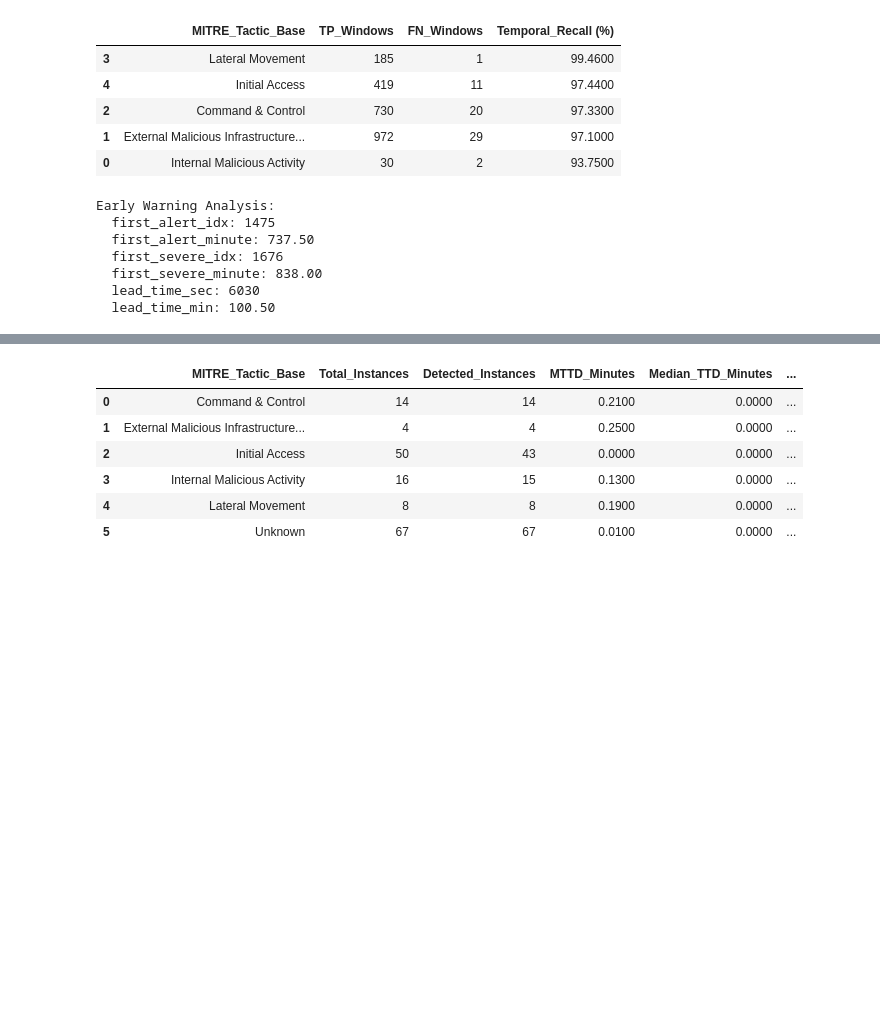
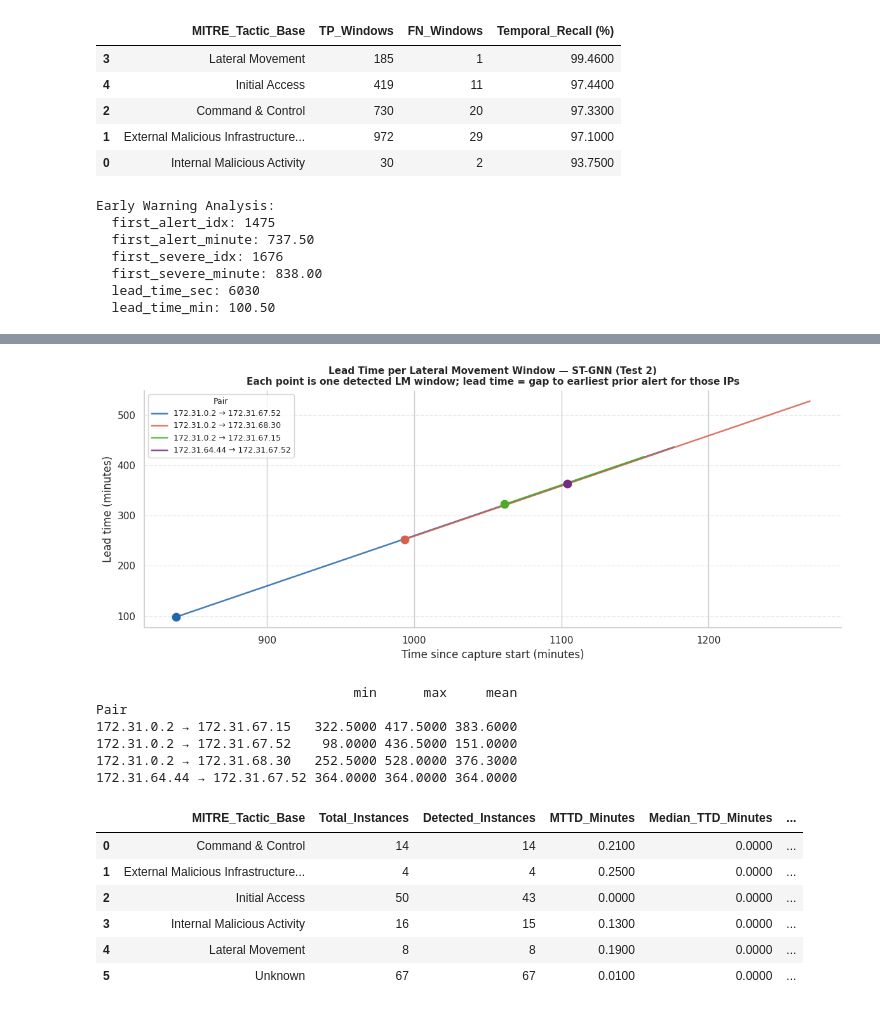
Before and after one commit to tatipar/temporalgnn-nids, a Jupyter notebook: code/python/notebook/mitre_comparison.ipynb, the cells around one changed output, grey strips where cells are left out. Drawn from its saved outputs; the diff is of its cells as text; code cells hidden in the pictures; blank space fills up the shorter version.

```diff
--- a/code/python/notebook/mitre_comparison.ipynb
+++ b/code/python/notebook/mitre_comparison.ipynb
@@ -907,0 +939,13 @@ plt.show()
+# %%
+lm_gt_pairs = set(map(tuple, lm_gt[['Source_IP','Dest_IP']].drop_duplicates().values))
+lm_tp_pairs = set(map(tuple, lm_tp[['Source_IP','Dest_IP']].drop_duplicates().values))
+
+missed = lm_gt_pairs - lm_tp_pairs
+print("Par no detectado:", missed)
+
+# How many flows did that pair have on ground truth
+src, dst = list(missed)[0]
+missed_flows = lm_gt[(lm_gt['Source_IP'] == src) & (lm_gt['Dest_IP'] == dst)]
+print(f"Flows en GT para ese par: {len(missed_flows)}")
+print(f"Ventanas únicas: {missed_flows['Graph_Window_Idx'].nunique()}")
+print(missed_flows[['Graph_Window_Idx','Source_IP','Dest_IP','MITRE_Tactic_Base']].head(10))
@@ -908,3 +998,69 @@ plt.show()
+# %%
+# ── Lead time per LM window (granular view) ──────────────────────────────
+lm_tp = df_tp_t2[df_tp_t2['MITRE_Tactic_Base'] == 'Lateral Movement']
+
+rows = []
+for (src, dst), group in lm_tp.groupby(['Source_IP', 'Dest_IP']):
+    for win in sorted(group['Graph_Window_Idx'].unique()):
+        prior = df_tp_t2[
+            ((df_tp_t2['Source_IP'].isin([src, dst])) | (df_tp_t2['Dest_IP'].isin([src, dst]))) &
+            (df_tp_t2['Graph_Window_Idx'] < win) &
+            (df_tp_t2['MITRE_Tactic_Base'] != 'Unknown')
+        ]
+        if not prior.empty:
+            lead = (win - prior['Graph_Window_Idx'].min()) * 30 / 60
+        else:
+            lead = 0.0
+        rows.append({
+            'Pair':          f'{src} → {dst}',
+            'LM_Window_Min': win * 30 / 60,
+            'Lead_Time_Min': lead,
+        })
+
+df_lead = pd.DataFrame(rows)
+
+pair_order = (
+    df_lead.groupby('Pair')['LM_Window_Min'].min()
+    .sort_values().index.tolist()
+)
+palette = dict(zip(pair_order, ['#2166ac', '#d6604d', '#4dac26', '#762a83']))
+
+fig, ax = plt.subplots(figsize=(12, 5))
+fig.patch.set_facecolor('white')
+ax.set_facecolor('white')
+
+for pair in pair_order:
+    sub = df_lead[df_lead['Pair'] == pair].sort_values('LM_Window_Min')
+    ax.plot(sub['LM_Window_Min'], sub['Lead_Time_Min'],
+            label=pair, color=palette[pair], linewidth=1.8, alpha=0.85)
+    # mark first window
+    ax.scatter(sub['LM_Window_Min'].iloc[0], sub['Lead_Time_Min'].iloc[0],
+                color=palette[pair], s=80, zorder=5)
+
+ax.set_xlabel('Time since capture start (minutes)')
+ax.set_ylabel('Lead time (minutes)')
+ax.set_title(
+    'Lead Time per Lateral Movement Window — ST-GNN (Test 2)\n'
+    'Each point is one detected LM window; lead time = gap to earliest prior alert for those IPs',
+    fontsize=11, weight='bold'
+)
+ax.legend(title='Pair', fontsize=9, title_fontsize=9)
+ax.spines['top'].set_visible(False)
+ax.spines['right'].set_visible(False)
+ax.grid(axis='y', linestyle='--', alpha=0.4)
+plt.tight_layout()
+plt.savefig(f'{PLOTS_DIR}/mitre_lead_time_per_window.png', dpi=300)
+plt.show()
+
+print(df_lead.groupby('Pair')['Lead_Time_Min'].agg(['min', 'max', 'mean']).round(1))
+# %% [output]
+[figure, added]
+                                 min      max     mean
+Pair
+172.31.0.2 → 172.31.67.15   322.5000 417.5000 383.6000
+172.31.0.2 → 172.31.67.52    98.0000 436.5000 151.0000
+172.31.0.2 → 172.31.68.30   252.5000 528.0000 376.3000
+172.31.64.44 → 172.31.67.52 364.0000 364.0000 364.0000
 # %%
 # MTTD per tactic
 df_mttd = calculate_mttd_metrics(df_gt_t2, df_tp_t2, time_window_sec=30, max_gap_windows=5)
```
Also changed, not shown: parts of 6 cells of this notebook.
